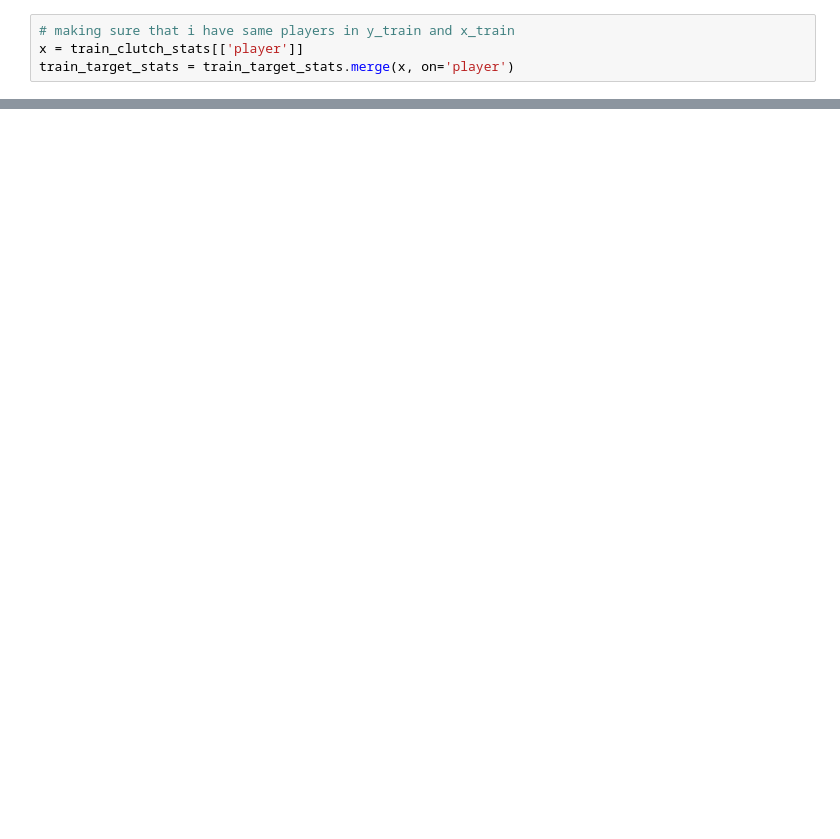
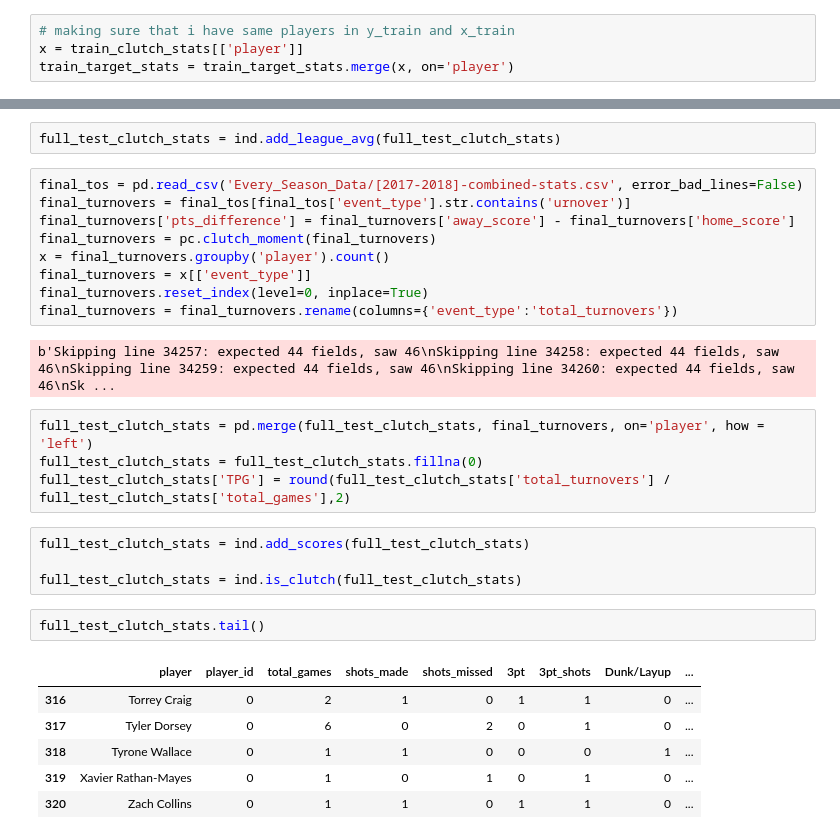
Before and after one commit to deepakchandi/clutch-baller, a Jupyter notebook: Testing.ipynb, the cells around one changed output, grey strips where cells are left out. Drawn from its saved outputs; the diff is of its cells as text; blank space fills up the shorter version.

```diff
--- a/Testing.ipynb
+++ b/Testing.ipynb
@@ -233,0 +511,30 @@ Accuracy: 0.528%
+# %%
+full_test_clutch_stats = ind.add_league_avg(full_test_clutch_stats)
+# %%
+final_tos = pd.read_csv('Every_Season_Data/[2017-2018]-combined-stats.csv', error_bad_lines=False)
+final_turnovers = final_tos[final_tos['event_type'].str.contains('urnover')]
+final_turnovers['pts_difference'] = final_turnovers['away_score'] - final_turnovers['home_score']
+final_turnovers = pc.clutch_moment(final_turnovers)
+x = final_turnovers.groupby('player').count()
+final_turnovers = x[['event_type']]
+final_turnovers.reset_index(level=0, inplace=True)
+final_turnovers = final_turnovers.rename(columns={'event_type':'total_turnovers'})
+# %% [output]
+b'Skipping line 34257: expected 44 fields, saw 46\nSkipping line 34258: expected 44 fields, saw 46\nSkipping line 34259: expected 44 fields, saw 46\nSkipping line 34260: expected 44 fields, saw 46\nSk ...
+# %%
+full_test_clutch_stats = pd.merge(full_test_clutch_stats, final_turnovers, on='player', how = 'left')
+full_test_clutch_stats = full_test_clutch_stats.fillna(0)
+full_test_clutch_stats['TPG'] = round(full_test_clutch_stats['total_turnovers'] / full_test_clutch_stats['total_games'],2)
+# %%
+full_test_clutch_stats = ind.add_scores(full_test_clutch_stats)
+
+full_test_clutch_stats = ind.is_clutch(full_test_clutch_stats)
+# %%
+full_test_clutch_stats.tail()
+# %% [output]
+|  | player | player_id | total_games | shots_made | shots_missed | 3pt | 3pt_shots | Dunk/Layup | ... |
+| 316 | Torrey Craig | 0 | 2 | 1 | 0 | 1 | 1 | 0 | ... |
+| 317 | Tyler Dorsey | 0 | 6 | 0 | 2 | 0 | 1 | 0 | ... |
+| 318 | Tyrone Wallace | 0 | 1 | 1 | 0 | 0 | 0 | 1 | ... |
+| 319 | Xavier Rathan-Mayes | 0 | 1 | 0 | 1 | 0 | 1 | 0 | ... |
+| 320 | Zach Collins | 0 | 1 | 1 | 0 | 1 | 1 | 0 | ... |
```
Also changed, not shown: parts of 116 cells of this notebook, 2 other files.
